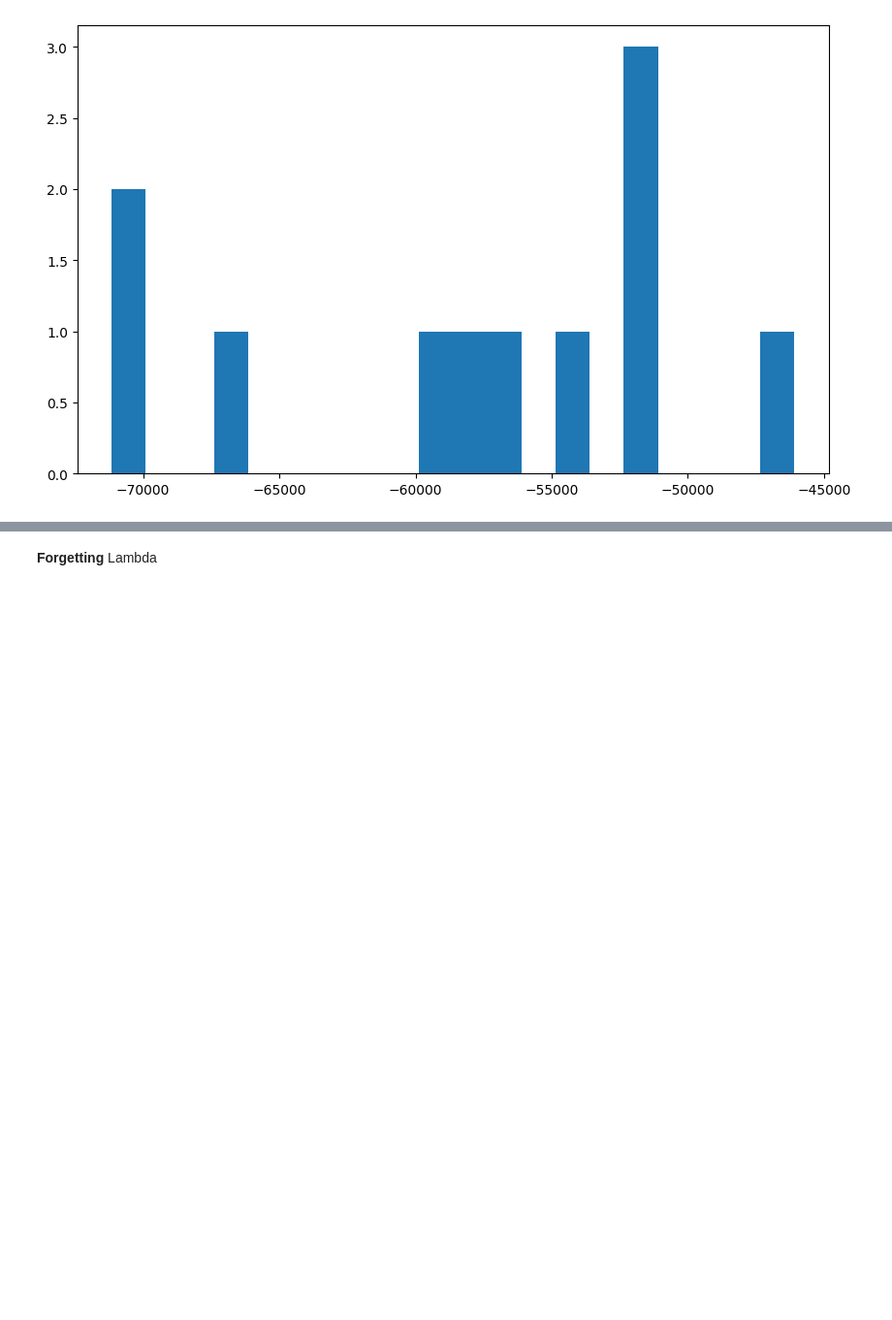
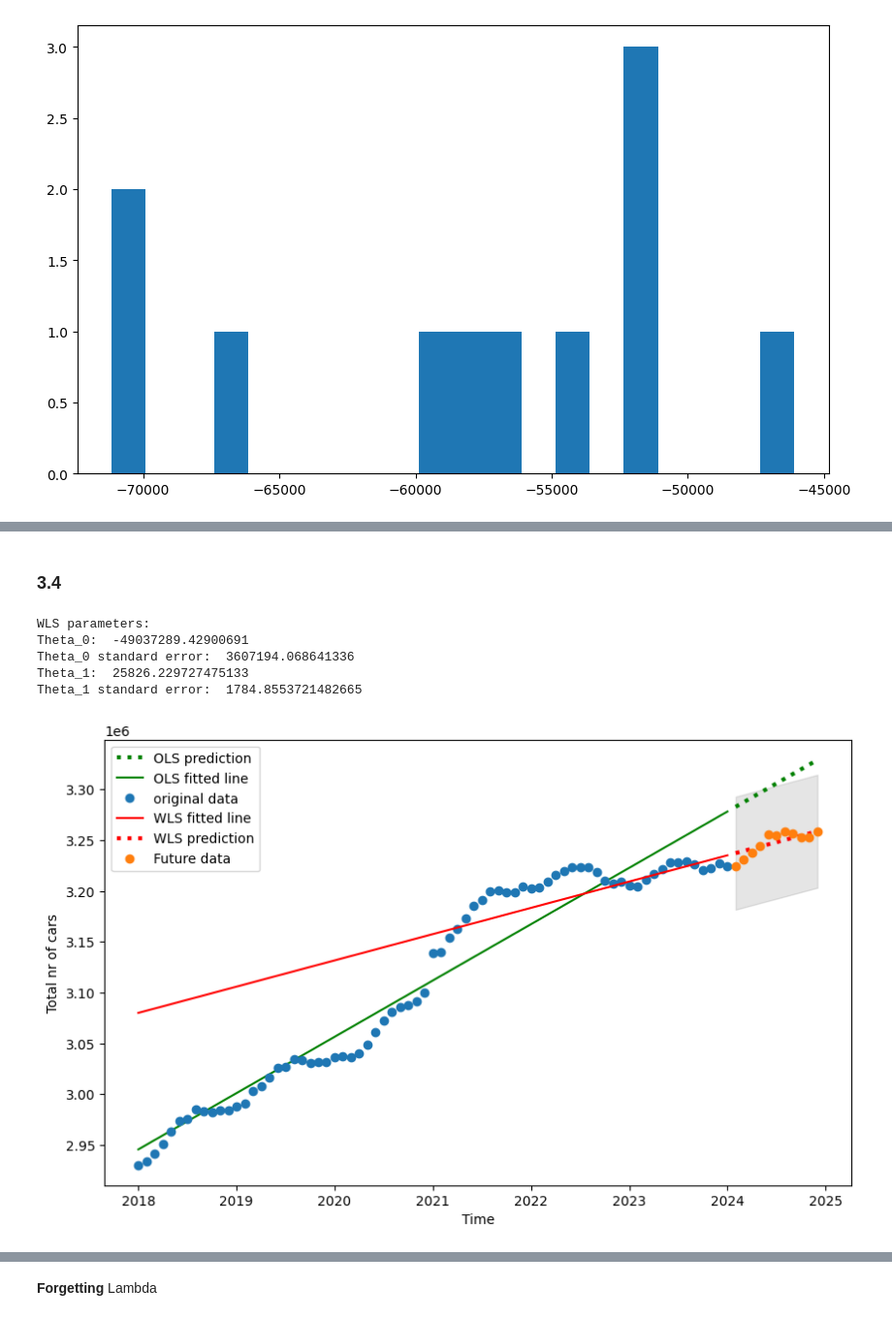
Before and after one commit to luca2618/Timeseries, a Jupyter notebook: assignment1.ipynb, the cells around one changed output, grey strips where cells are left out. Shown at 97% size. Drawn from its saved outputs; the diff is of its cells as text; code cells hidden in the pictures; blank space fills up the shorter version.

```diff
--- a/assignment1.ipynb
+++ b/assignment1.ipynb
@@ -183 +212,60 @@ plt.show()
+# %% [markdown]
+### 3.4
+# %%
+reg_w = LinearRegression(fit_intercept=False)
+reg_w.fit(x, y, sample_weight=weight)
+
+var = sum((y - reg.predict(x))**2)/(N-2)
+theta_var = np.linalg.inv(x.T@x)*var
+standard_error = np.sqrt(np.diag(theta_var))
+
+print("WLS parameters: ")
+print("Theta_0: ", reg_w.coef_[0])
+print("Theta_0 standard error: ", standard_error[0])
+print("Theta_1: ", reg_w.coef_[1])
+print("Theta_1 standard error: ", standard_error[1])
+
+
+alpha = 0.05
+dof = N-2
+t_val = stats.t.isf(alpha/2, dof)
+
+prediction_interval = []
+
+for x_next in x_future:
+    err_var = var + x_next.T @ theta_var @ x_next
+    confidence = t_val*np.sqrt(err_var)
+    prediction_interval.append(err_var)
+
+prediction_interval = np.array(prediction_interval)
+plt.figure(figsize=(10, 6))
+prediction = x_future@reg.coef_.T
+plt.plot(x_future[:,1], prediction, 'g', label='OLS prediction', linestyle=':', linewidth=3)
+plt.plot(x[:,1], reg.predict(x), 'g', label='OLS fitted line')
+
+
+plt.plot(x[:,1], y, 'o', label='original data')
+plt.plot(x[:,1], (x@reg_w.coef_.T), 'r', label='WLS fitted line')
+
+
+prediction = x_future@reg_w.coef_.T
+plt.plot(x_future[:,1], prediction, 'r', label='WLS prediction', linestyle=':', linewidth=3)
+plt.plot(x_future[:,1], y_future, 'o', label='Future data')
+plt.fill_between(x_future[:,1], prediction-confidence, prediction+confidence, color='gray', alpha=0.2)
+
+
+plt.xlabel('Time')
+plt.ylabel('Total nr of cars')
+plt.legend()
+
+df = pd.DataFrame(x_future[:,1], columns=["Time"])
+df['Total prediction'] = np.array(prediction, dtype=int)
+df['Total actual'] = np.array(y_future, dtype=int)
+# %% [output]
+WLS parameters:
+Theta_0:  -49037289.42900691
+Theta_0 standard error:  3607194.068641336
+Theta_1:  25826.229727475133
+Theta_1 standard error:  1784.8553721482665
+[figure, added]
 # %% [markdown]
```
Also changed, not shown: parts of 5 cells of this notebook.
